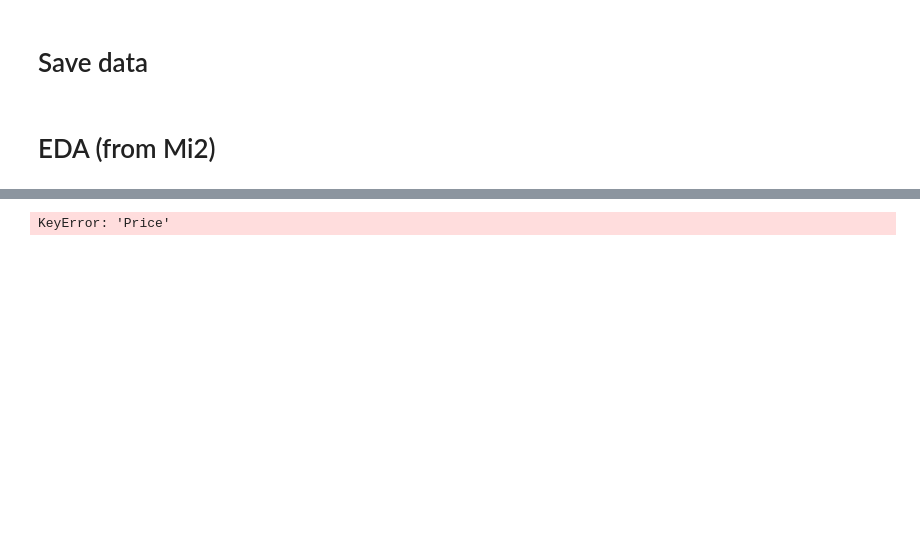
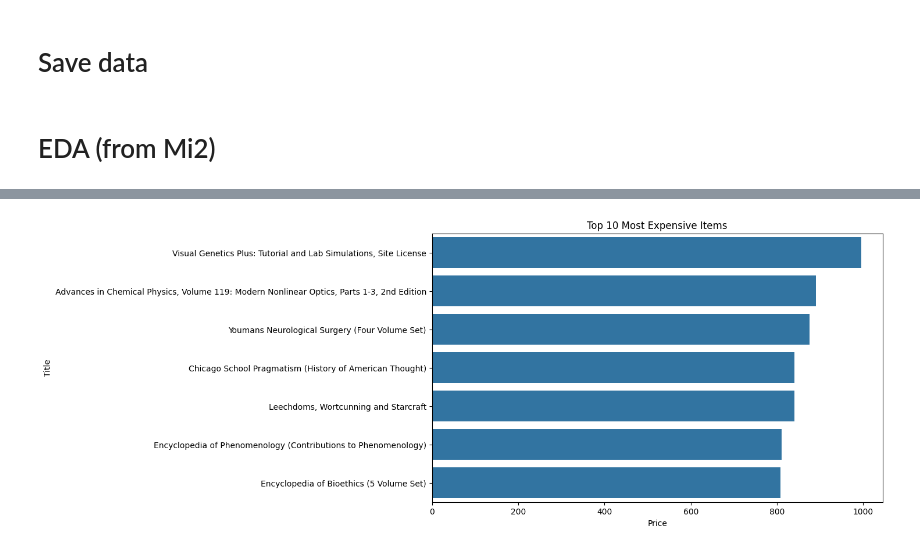
Before and after one commit to Monty-2003/DS_project1, a Jupyter notebook: SCRIPTS/preprocessing.ipynb, the cells around one changed output, grey strips where cells are left out. Saved outputs shown, nothing was run; the diff lists cells and outputs as text; code cells hidden in the pictures; blank space fills up the shorter version.

```diff
--- a/SCRIPTS/preprocessing.ipynb
+++ b/SCRIPTS/preprocessing.ipynb
@@ -230,18 +227,18 @@ plt.show()
 # %%
 # plots for book reviews table
 
 # Get top 10 items by price
-top_items_by_price = reviews.nlargest(10, 'Price')[['Title', 'Price']]
+top_items_by_price = reviews.nlargest(10, 'book_price')[['book_title', 'book_price']]
 
 # Plot the top 10 most expensive items
 plt.figure(figsize=(10,6))
-sns.barplot(x='Price', y='Title', data=top_items_by_price)
+sns.barplot(x='book_price', y='book_title', data=top_items_by_price)
 plt.title('Top 10 Most Expensive Items')
 plt.xlabel('Price')
 plt.ylabel('Title')
 plt.show()
 # %% [output]
-KeyError: 'Price'
+[figure, added]
 # %%
 # Scatter plot of Price vs Review Score
 plt.figure(figsize=(10,6))
```
Also changed, not shown: parts of 8 cells of this notebook.
